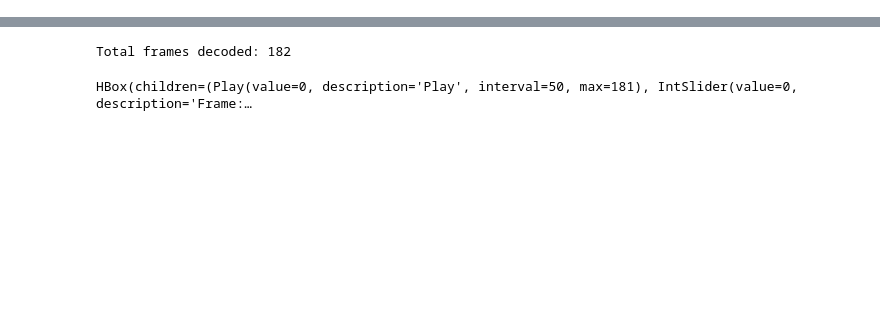
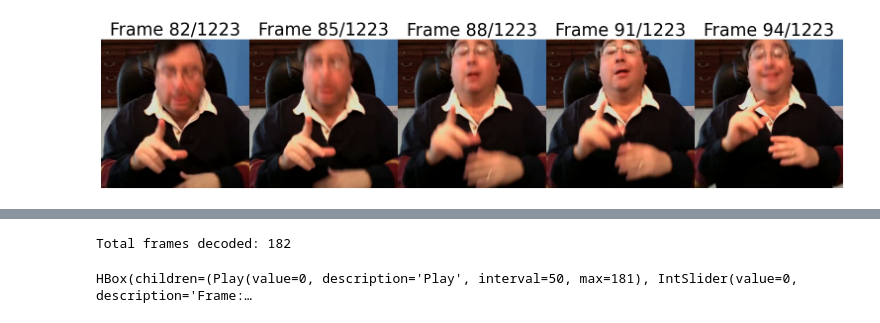
Before and after one commit to VaJavorek/T5_for_SLT, a Jupyter notebook: scripts/plot-frame-sequence.ipynb, the cells around one changed output, grey strips where cells are left out. Cells and saved outputs as stored; diff of their text form; code cells hidden in the pictures; blank space fills up the shorter version.

```diff
--- a/scripts/plot-frame-sequence.ipynb
+++ b/scripts/plot-frame-sequence.ipynb
@@ -64,0 +83,90 @@ plt.show()
+# %%
+import av
+import matplotlib.pyplot as plt
+import os
+import math
+import json
+
+videoID = "thqcHq4ckuc.003830-003953"
+
+start_frame = 82
+end_frame = 95
+
+folder = "/auto/plzen4-ntis/projects/korpusy_cv/JSALT/YouTubeASL/clips_cropped_ocr"
+output_folder = "/auto/brno2/home/javorek/T5_for_SLT/results/attention_batches_simple_labeled_tokens"
+filename = f"{videoID}.mp4"
+video_path = os.path.join(folder, filename)
+
+# Create output folder for saving the PDF
+output_folder = os.path.join(output_folder, "paper_plots")
+os.makedirs(output_folder, exist_ok=True)
+
+container = av.open(video_path)
+frames = []
+frame_idx = 0
+
+# Decode video frames and collect the desired range
+for frame in container.decode(video=0):
+    if start_frame <= frame_idx <= end_frame:
+        img = frame.to_ndarray(format='rgb24')
+        frames.append((frame_idx, img))
+    frame_idx += 1
+    if frame_idx > end_frame:
+        break
+
+if not frames:
+    raise ValueError("No frames found in the specified range.")
+
+# Only use every n frame
+frames = frames[::3]
+
+# Determine grid layout: max 5 columns per row
+nframes = len(frames)
+ncols = 5 if nframes >= 5 else nframes
+nrows = math.ceil(nframes / ncols)
+
+fig, axs = plt.subplots(nrows, ncols, figsize=(15, 5 * nrows))
+
+with open('/auto/brno2/home/javorek/T5_for_SLT/results/attention_batches_simple_labeled_tokens/batch_163.json', 'r') as f:
+    data = json.load(f)
+
+reference = data['reference_translations'][0]
+prediction = data['predictions'][0]
+title = f"Ref: {reference[:100]}\nPred: {prediction[:100]}"
+
+# Set the title at the top of the entire figure
+# fig.suptitle(title, fontsize=24)
+
+# Flatten axs for easier iteration
+if nrows > 1:
+    axs = axs.flatten()
+elif nframes == 1:
+    axs = [axs]
+
+# Plot each frame
+for i, (f_idx, img) in enumerate(frames):
+    ax = axs[i]
+    # Crop: keep the central 70% in both dimensions (from 15% to 85%)
+    cropped_img = img[int(0.15 * img.shape[0]): int(0.85 * img.shape[0]),
+                      int(0.15 * img.shape[1]): int(0.85 * img.shape[1]), :]
+    ax.imshow(cropped_img)
+    ax.set_title(f"Frame {f_idx}/1223", fontsize=25)
+    ax.axis('off')
+
+# Hide any unused subplots
+for ax in axs[len(frames):]:
+    ax.axis('off')
+
+plt.subplots_adjust(left=0, right=1, top=0.85, bottom=0, wspace=0, hspace=0)
+
+# Save as vector PDF
+pdf_filename = f"{videoID}_frames_{start_frame}-{end_frame}_title.pdf"
+pdf_filepath = os.path.join(output_folder, pdf_filename)
+plt.savefig(pdf_filepath, format='pdf', bbox_inches='tight')
+
+# Optionally show the figure
+plt.show()
+
+print(f"Saved PDF: {pdf_filepath}")
+# %% [output]
+[figure, added]
```
Also changed, not shown: parts of 3 cells of this notebook, 2 other files.
